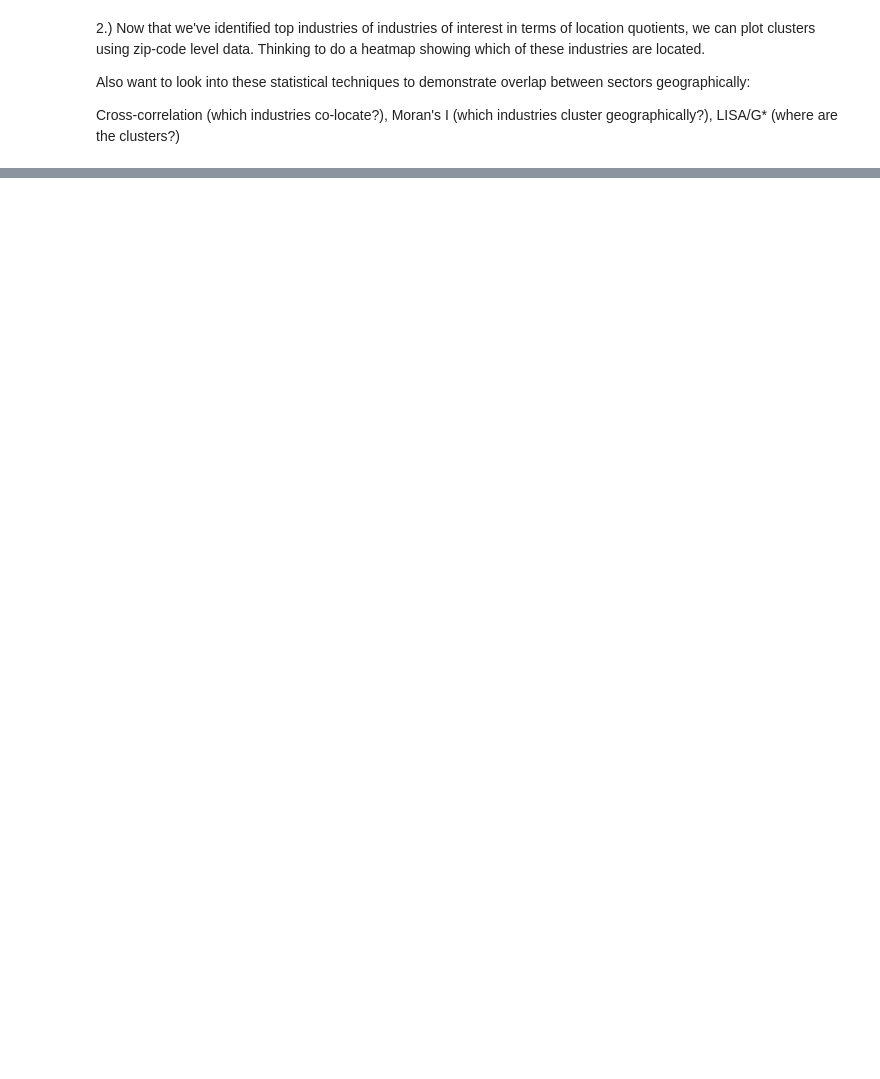
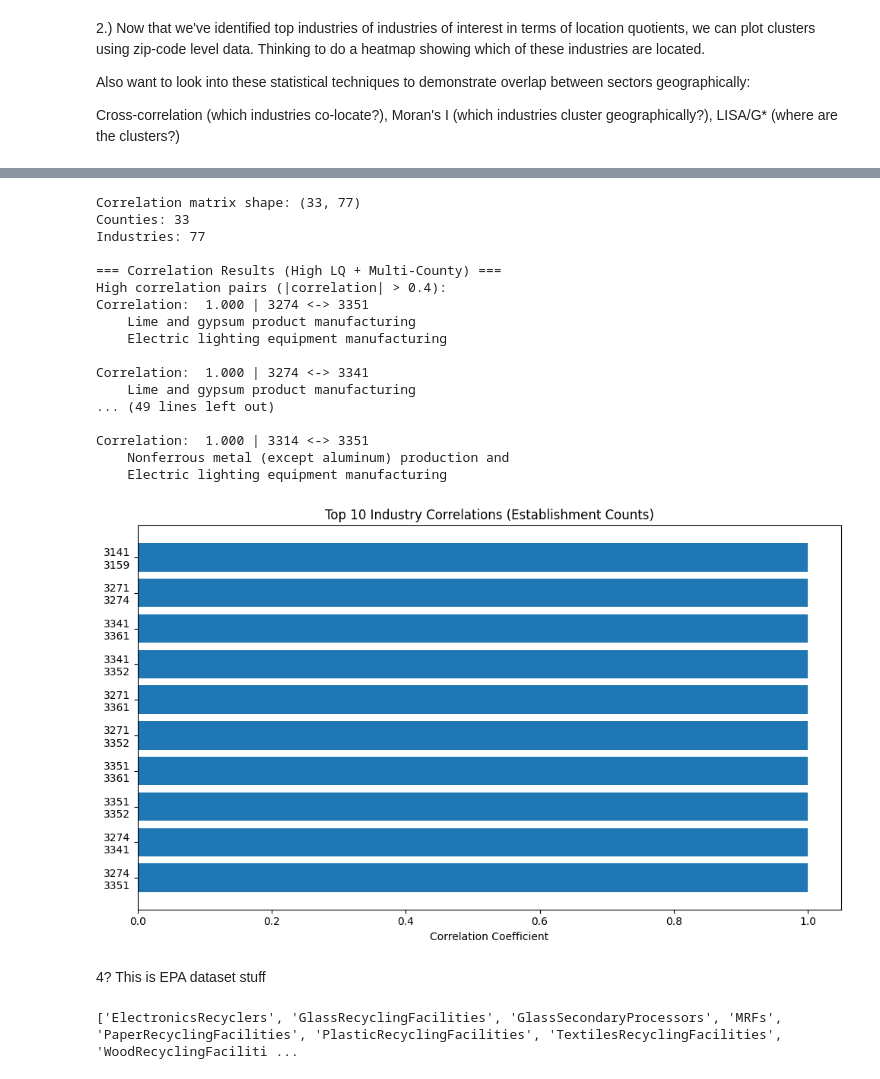
Before and after one commit to mashaleo/IS-Data-Analysis, a Jupyter notebook: IS_Analysis.ipynb, the cells around one changed output, grey strips where cells are left out. Drawn from its saved outputs; the diff is of its cells as text; code cells hidden in the pictures; blank space fills up the shorter version.

```diff
--- a/IS_Analysis.ipynb
+++ b/IS_Analysis.ipynb
@@ -97,5 +97,5 @@ Retrieved 540 WA state-level records
 # %%
-wa_data[['ESTAB', 'EMP']] = wa_data[['ESTAB', 'EMP']].apply(pd.to_numeric, errors='coerce')
+wa_data[['ESTAB', 'EMP', 'PAYANN']] = wa_data[['ESTAB', 'EMP', 'PAYANN']].apply(pd.to_numeric, errors='coerce')
 print(wa_data)
 
 wa_data['NAICS2017'] = wa_data['NAICS2017'].astype(str)
@@ -181,7 +181,7 @@ National data status: 200
 # basically complete same as above
 nat_data = nat_data.loc[:, ~nat_data.columns.duplicated()]
 
-nat_data[['ESTAB', 'EMP']] = nat_data[['ESTAB', 'EMP']].apply(pd.to_numeric, errors='coerce')
+nat_data[['ESTAB', 'EMP', 'PAYANN']] = nat_data[['ESTAB', 'EMP', 'PAYANN']].apply(pd.to_numeric, errors='coerce')
 print(nat_data)
 print(nat_data['ESTAB'].sum())
 
@@ -300,0 +301,2 @@ Top 15 Specializations:
+# %%
+_, specializations = calculate_location_quotients(wa_data_4digit, nat_data_4digit)
@@ -338,0 +479,3 @@ print(zip_data['ESTAB'].sum())
+# %%
+county_4['ESTAB'] = pd.to_numeric(county_4['ESTAB'], errors='coerce')
+print(county_4['ESTAB'].sum())
@@ -338,0 +563,68 @@ print(zip_data['ESTAB'].sum())
+# %%
+# %%
+# Run correlation analysis on filtered data
+correlation_matrix, high_corr_pairs, pivot_data = calculate_industry_correlations(county_4)
+
+print("\n=== Correlation Results (High LQ + Multi-County) ===")
+print("High correlation pairs (|correlation| > 0.4):")
+if not high_corr_pairs.empty:
+    # Also add industry labels for readability
+    industry_labels = county_data[['NAICS2017', 'NAICS2017_LABEL']].drop_duplicates()
+
+    for _, row in high_corr_pairs.head(15).iterrows():
+        label1 = industry_labels[industry_labels['NAICS2017'] == row['Industry1']]['NAICS2017_LABEL'].iloc[0] if len(industry_labels[industry_labels['NAICS2017'] == row['Industry1']]) > 0 else row['Industry1']
+        label2 = industry_labels[industry_labels['NAICS2017'] == row['Industry2']]['NAICS2017_LABEL'].iloc[0] if len(industry_labels[industry_labels['NAICS2017'] == row['Industry2']]) > 0 else row['Industry2']
+
+        print(f"Correlation: {row['Correlation']:>6.3f} | {row['Industry1']} <-> {row['Industry2']}")
+        print(f"    {label1[:50]}")
+        print(f"    {label2[:50]}")
+        print()
+else:
+    print("No high correlations found - try lowering threshold to 0.3")
+
+# %%
+# Quick visualization of top correlations
+if not high_corr_pairs.empty:
+    plt.figure(figsize=(10, 6))
+    top_10 = high_corr_pairs.head(10)
+
+    # Create industry pair labels
+    pair_labels = [f"{row['Industry1']}\n{row['Industry2']}" for _, row in top_10.iterrows()]
+
+    plt.barh(range(len(top_10)), top_10['Correlation'])
+    plt.yticks(range(len(top_10)), pair_labels)
+    plt.xlabel('Correlation Coefficient')
+    plt.title('Top 10 Industry Correlations (Establishment Counts)')
+    plt.tight_layout()
+    plt.show()
+# %% [output]
+Correlation matrix shape: (33, 77)
+Counties: 33
+Industries: 77
+
+=== Correlation Results (High LQ + Multi-County) ===
+High correlation pairs (|correlation| > 0.4):
+Correlation:  1.000 | 3274 <-> 3351
+    Lime and gypsum product manufacturing
+    Electric lighting equipment manufacturing
+
+Correlation:  1.000 | 3274 <-> 3341
+    Lime and gypsum product manufacturing
+... (49 lines left out)
+
+Correlation:  1.000 | 3314 <-> 3351
+    Nonferrous metal (except aluminum) production and
+    Electric lighting equipment manufacturing
+[figure, added]
+# %% [markdown]
+4? This is EPA dataset stuff
+# %%
+import geopandas as gpd
+from fiona import listlayers
+
+gdb_path = r"C:\Users\masha\Documents\RecyclingInfrastructure_20220314.gdb"
+
+# List all layers in the gdb
+print(listlayers(gdb_path))
+# %% [output]
+['ElectronicsRecyclers', 'GlassRecyclingFacilities', 'GlassSecondaryProcessors', 'MRFs', 'PaperRecyclingFacilities', 'PlasticRecyclingFacilities', 'TextilesRecyclingFacilities', 'WoodRecyclingFaciliti ...
```
Also changed, not shown: parts of 112 cells of this notebook.
